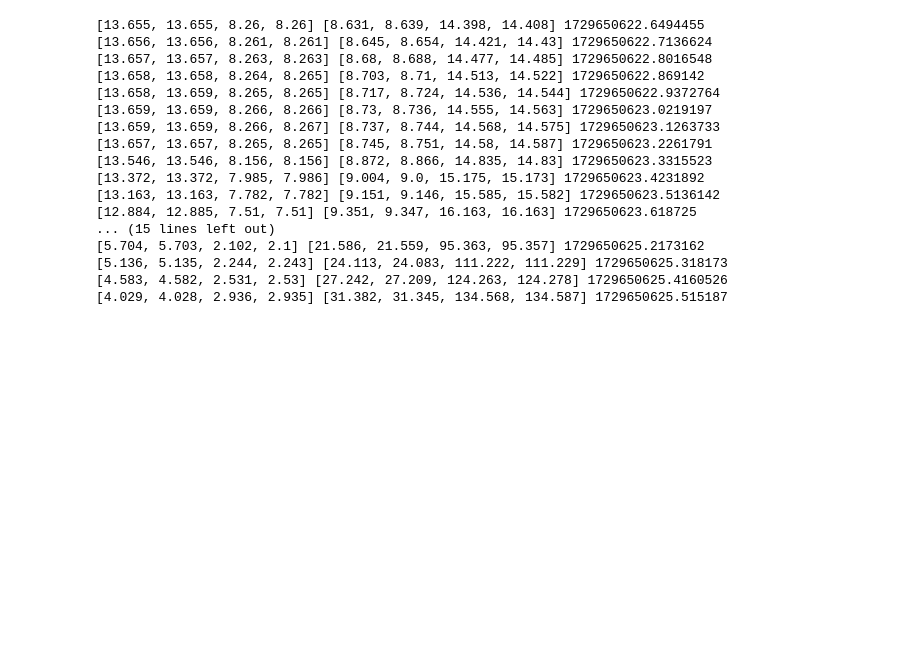
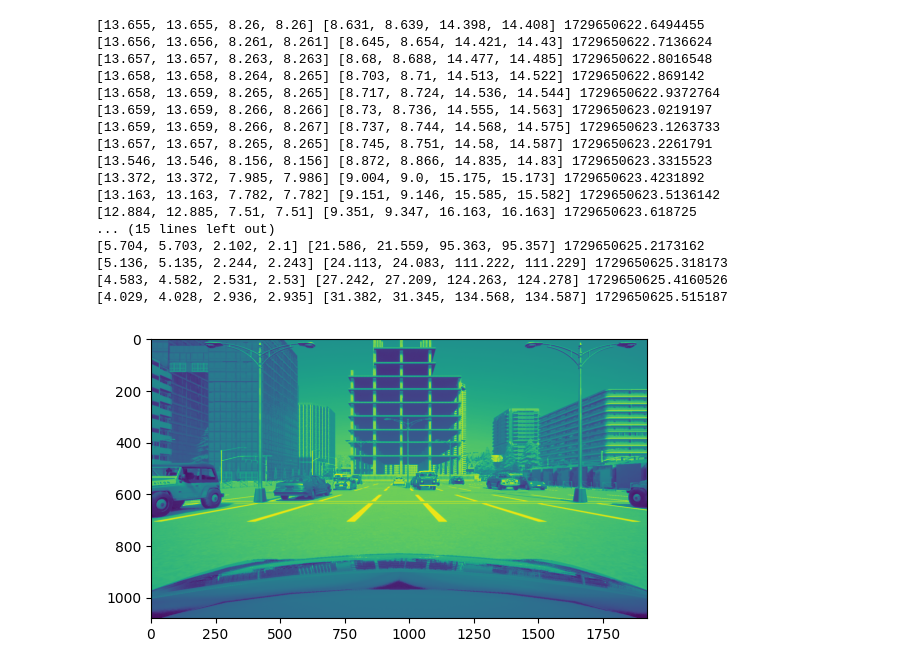
Before and after one commit to rubenmartinezgonzalez94/UADY-carla-tests, a Jupyter notebook: simulations/Lane_detection/Lane_detection.ipynb, the cells around one changed output. Drawn from its saved outputs; the diff is of its cells as text; code cells hidden in the pictures; blank space fills up the shorter version.

```diff
--- a/simulations/Lane_detection/Lane_detection.ipynb
+++ b/simulations/Lane_detection/Lane_detection.ipynb
@@ -41,8 +42,9 @@ def load_tagged_images(directory):
 
 images_info = load_tagged_images('..\\parking_sequence')
 # %%
+images_info.sort(key=lambda x: x.time, reverse=False)
 for image in images_info:
-    print(image.distances,image.angles,image.time)
+    print(image.distances, image.angles, image.time)
 # %% [output]
 [13.655, 13.655, 8.26, 8.26] [8.631, 8.639, 14.398, 14.408] 1729650622.6494455
 [13.656, 13.656, 8.261, 8.261] [8.645, 8.654, 14.421, 14.43] 1729650622.7136624
@@ -61,3 +63,9 @@ for image in images_info:
 [5.136, 5.135, 2.244, 2.243] [24.113, 24.083, 111.222, 111.229] 1729650625.318173
 [4.583, 4.582, 2.531, 2.53] [27.242, 27.209, 124.263, 124.278] 1729650625.4160526
 [4.029, 4.028, 2.936, 2.935] [31.382, 31.345, 134.568, 134.587] 1729650625.515187
+# %%
+image = cv2.imread(images_info[0].image_path, cv2.IMREAD_GRAYSCALE)
+plt.imshow(image)
+plt.show()
+# %% [output]
+[figure, added]
```
Also changed, not shown: parts of 24 cells of this notebook.
